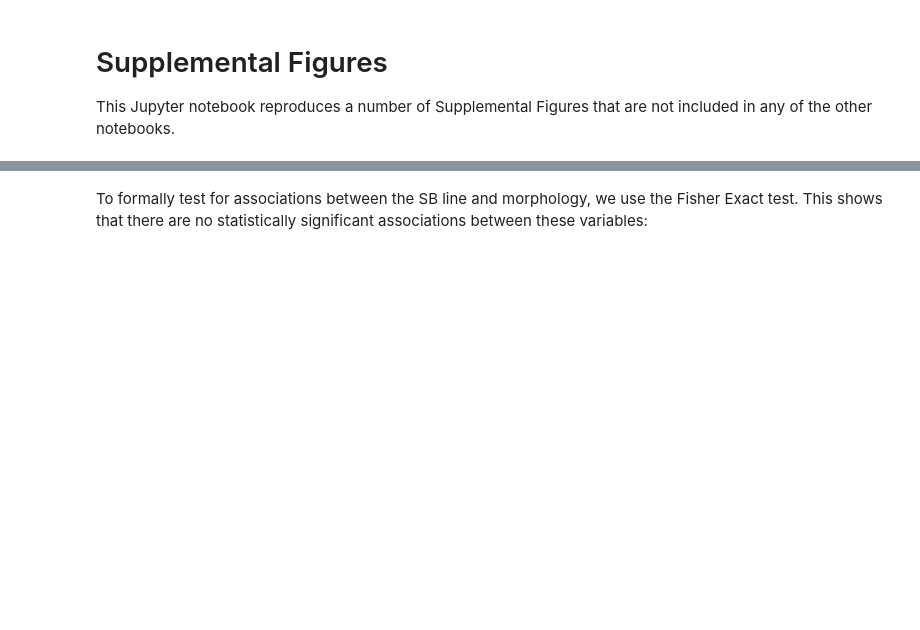
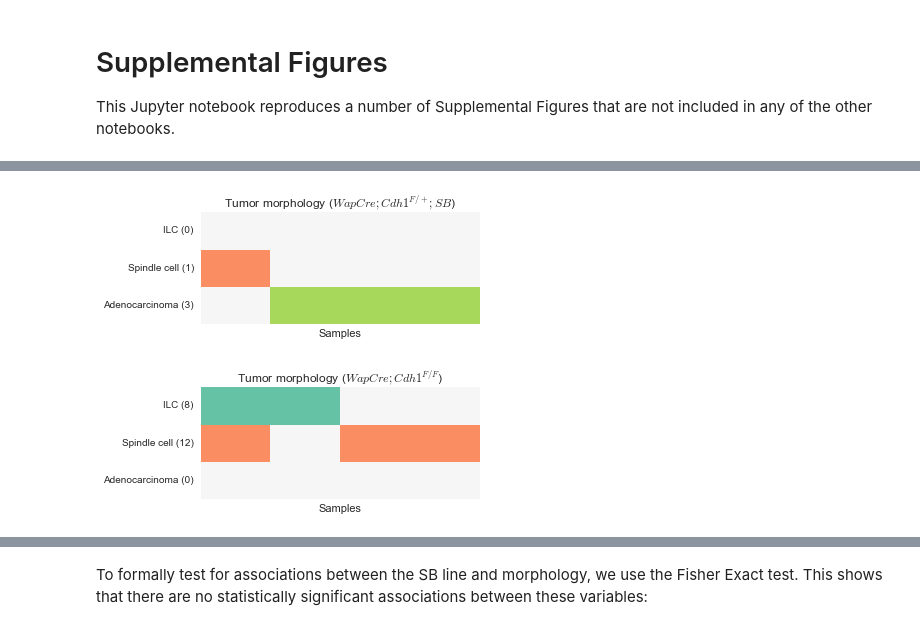
Before and after one commit to jrderuiter/ilc-sb-screen, a Jupyter notebook: notebooks/B. Supplemental figures.ipynb, the cells around one changed output, grey strips where cells are left out. Drawn from its saved outputs; the diff is of its cells as text; code cells hidden in the pictures; blank space fills up the shorter version.

```diff
--- a/notebooks/B. Supplemental figures.ipynb
+++ b/notebooks/B. Supplemental figures.ipynb
@@ -71,0 +22,4 @@ with sns.plotting_context('paper', font_scale=0.7):
+# %%
+samples_control = (pd.read_csv('../data/raw/sb/samples_control.txt', sep='\t')
+                     .assign(sample=lambda df: df['mouse']))
+samples_control.head()
@@ -72 +33,43 @@ with sns.plotting_context('paper', font_scale=0.7):
+# %%
+from copy import copy
+from nbsupport.morphology import (parse_morphology, plot_morphology,
+                                  MORPHOLOGY_TYPES, MORPHOLOGY_ORDER,
+                                  MORPHOLOGY_COLORS)
+
+types = copy(MORPHOLOGY_TYPES)
+types['Adenocarcinoma'] = 'adenocarcinoma'
+
+order = MORPHOLOGY_ORDER[:2] + ('Adenocarcinoma', )
+colors = MORPHOLOGY_COLORS[:2] + ('#a7d85b', )
+
+for genotype, grp in samples_control.groupby('genotype'):
+    morphology = parse_morphology(grp, morphology_types=types)
+
+    fig, ax = plt.subplots(figsize=(5, 2))
+    plot_morphology(morphology, order=order, colors=colors, ax=ax)
+
+    genotype_label = (genotype.replace('F/F', '^{F/F}')
+                              .replace('F/+', '^{F/+}'))
+    ax.set_title('Tumor morphology ($\it{{{}}}$)'.format(genotype_label))
+
+
+with sns.plotting_context('paper', font_scale=0.7):
+    for genotype, grp in samples_control.groupby('genotype'):
+        morphology = parse_morphology(grp, morphology_types=types)
+
+        fig, ax = plt.subplots(figsize=(3, 1))
+        plot_morphology(morphology, order=order, colors=colors, ax=ax)
+
+        genotype_label = (genotype.replace('F/F', '^{F/F}')
+                                  .replace('F/+', '^{F/+}'))
+
+        ax.set_title(r'Tumor morphology ($\it{{{}}}$)'.format(genotype_label))
+
+        name = genotype.split(';')[-1].replace('/', '').lower()
+        fig.savefig('../reports/supplemental/figures/'
+                    'fig_s1_morphology_{}.pdf'.format(name), bbox_inches='tight')
+        plt.close(fig)
+# %% [output]
+[figure, added]
+[figure, added]
 # %% [markdown]
```
Also changed, not shown: parts of 15 cells of this notebook, 1 other file.
